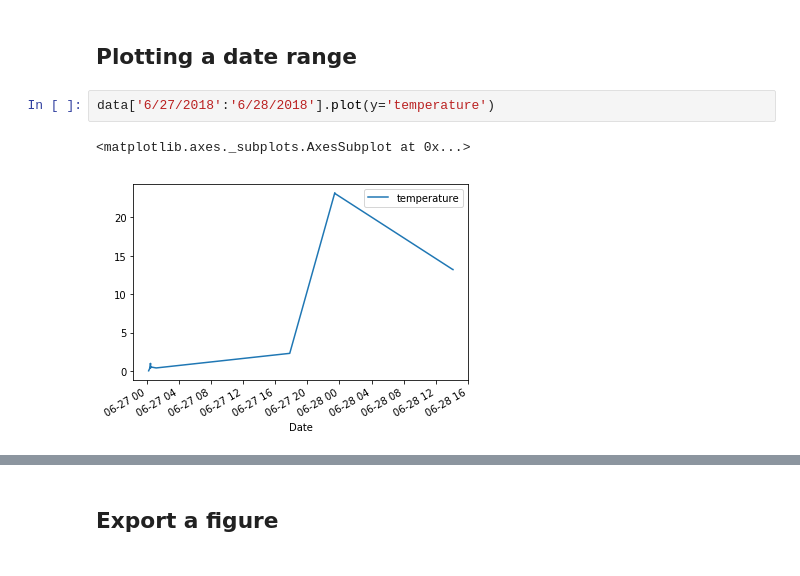
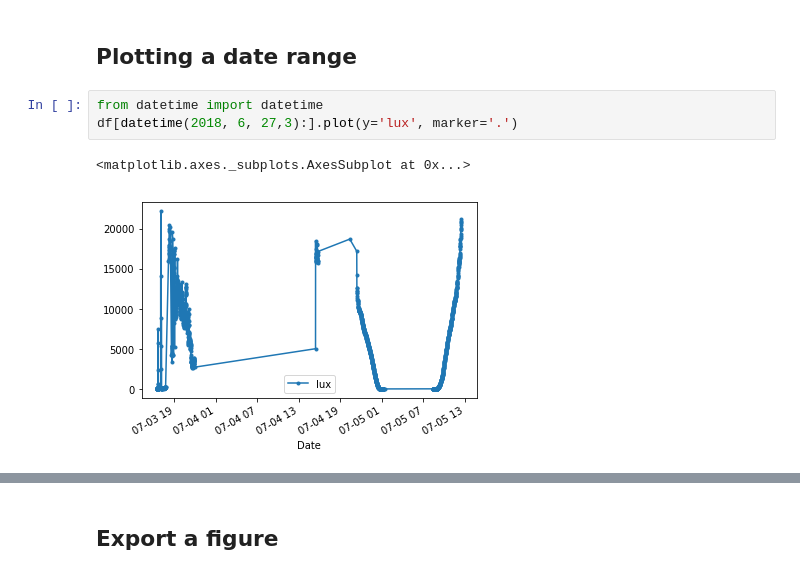
Before and after one commit to physcomp-iot-python/course-notebooks, a Jupyter notebook: data-analysis-adafruit-io/reading_adafruit_io.ipynb, the cells around one changed output, grey strips where cells are left out. Saved outputs shown, nothing was run; the diff lists cells and outputs as text.

```diff
--- a/data-analysis-adafruit-io/reading_adafruit_io.ipynb
+++ b/data-analysis-adafruit-io/reading_adafruit_io.ipynb
@@ -68,7 +72,8 @@ Populating the interactive namespace from numpy and matplotlib
 # %% [markdown]
 ## Plotting a date range
-# %%
-data['6/27/2018':'6/28/2018'].plot(y='temperature')
-# %% [output]
-<matplotlib.axes._subplots.AxesSubplot at 0x...>
-[figure, removed]
+# %%
+from datetime import datetime
+df[datetime(2018, 6, 27,3):].plot(y='lux', marker='.')
+# %% [output]
+<matplotlib.axes._subplots.AxesSubplot at 0x...>
+[figure, added]
```
Also changed, not shown: parts of 10 cells of this notebook.
